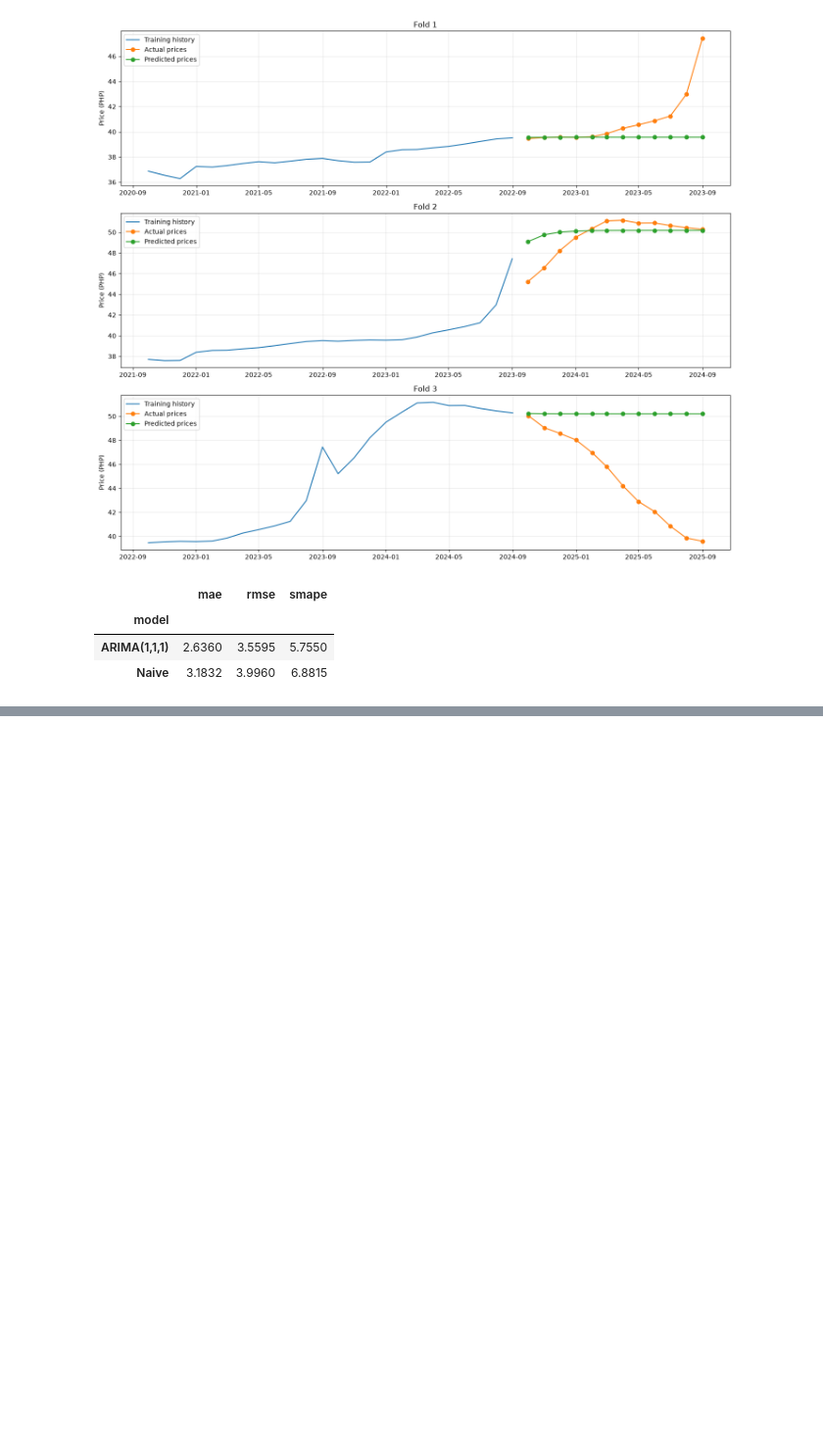
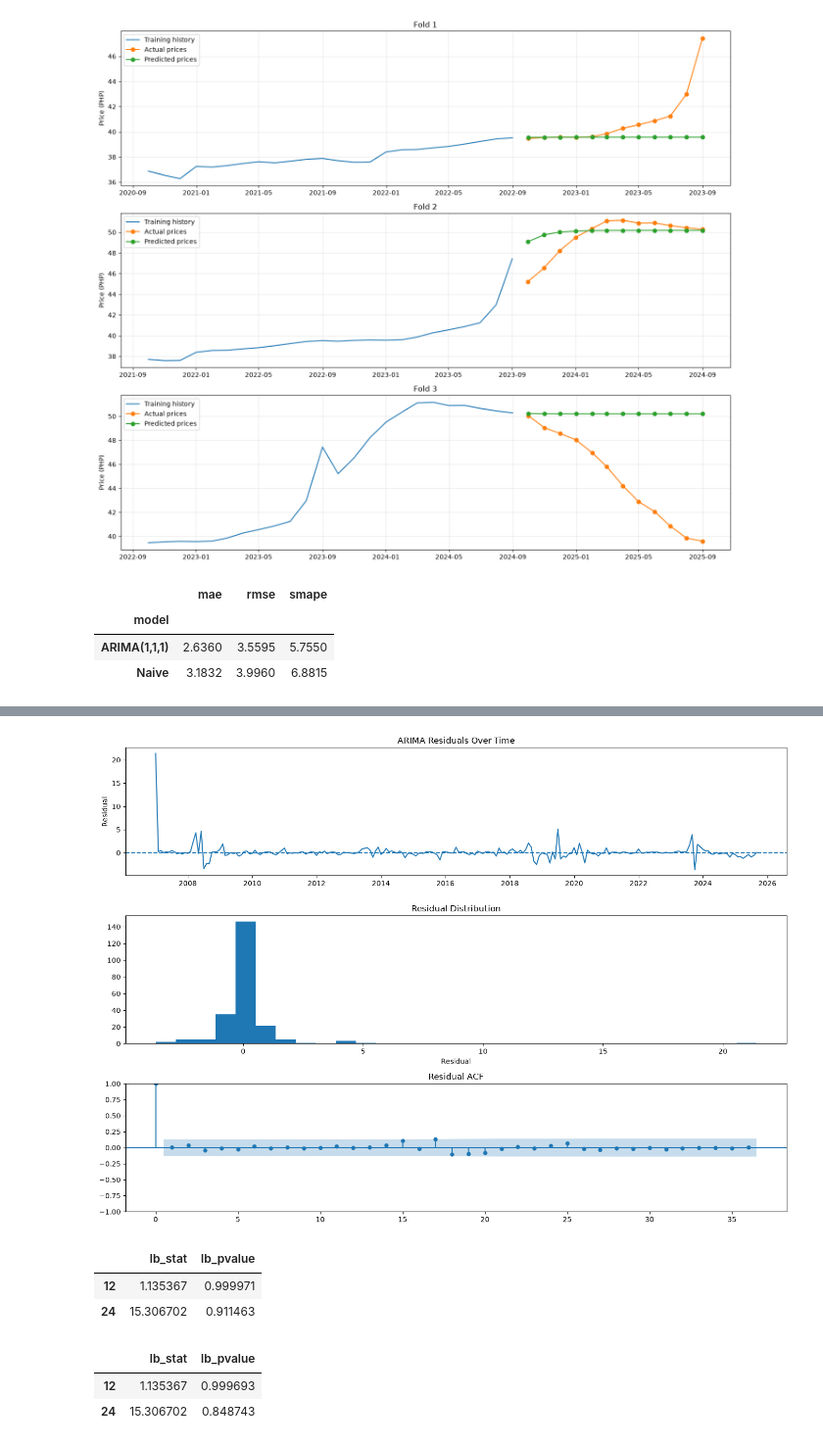
Before and after one commit to migwell-dev/presyo-ph, a Jupyter notebook: notebooks/07_time_series_diagnostics.ipynb, the cells around one changed output, grey strips where cells are left out. Shown at 98% size. Saved outputs shown, nothing was run; the diff lists cells and outputs as text; code cells hidden in the pictures; blank space fills up the shorter version.

Commit message:
feat: testing different parameters for ARIMA

```diff
--- a/notebooks/07_time_series_diagnostics.ipynb
+++ b/notebooks/07_time_series_diagnostics.ipynb
@@ -36,6 +36,19 @@ Gold table loaded: national_monthly_prices (local)
 | 223 | 2025-08-01 | 39.862289 |
 | 224 | 2025-09-01 | 39.591325 |
 225 rows × 2 columns
+# %%
+config = ForecastConfig(
+    date_col="price_date",
+    target_col="avg_price",
+    horizon=12,
+    test_size=12,
+)
+
+rice_series = prepare_time_series(
+    rice_df,
+    date_col=config.date_col,
+    target_col=config.target_col,
+)
 # %%
 rolling_12 = rice_series.rolling(12).mean()
 rolling_36 = rice_series.rolling(36).mean()
@@ -303,0 +329,55 @@ display(
+# %%
+from statsmodels.graphics.tsaplots import plot_acf
+from statsmodels.stats.diagnostic import acorr_ljungbox
+
+model = ARIMA(rice_series, order=(1, 1, 1))
+fitted = model.fit()
+
+residuals = fitted.resid.dropna()
+
+fig, axes = plt.subplots(3, 1, figsize=(14, 10))
+
+# Residuals over time
+axes[0].plot(residuals)
+axes[0].axhline(0, linestyle="--")
+axes[0].set_title("ARIMA Residuals Over Time")
+axes[0].set_ylabel("Residual")
+
+# Residual distribution
+axes[1].hist(residuals, bins=30)
+axes[1].set_title("Residual Distribution")
+axes[1].set_xlabel("Residual")
+
+# Residual autocorrelation
+plot_acf(residuals, lags=36, ax=axes[2])
+axes[2].set_title("Residual ACF")
+
+plt.tight_layout()
+plt.show()
+# %% [output]
+[figure, added]
+# %%
+ljung_box = acorr_ljungbox(
+    residuals,
+    lags=[12, 24],
+    return_df=True
+)
+
+display(ljung_box)
+# %% [output]
+|  | lb_stat | lb_pvalue |
+| 12 | 1.135367 | 0.999971 |
+| 24 | 15.306702 | 0.911463 |
+# %%
+ljung_box = acorr_ljungbox(
+    residuals,
+    lags=[12, 24],
+    model_df=2,
+    return_df=True
+)
+
+display(ljung_box)
+# %% [output]
+|  | lb_stat | lb_pvalue |
+| 12 | 1.135367 | 0.999693 |
+| 24 | 15.306702 | 0.848743 |
```
Also changed, not shown: parts of 3 cells of this notebook.
